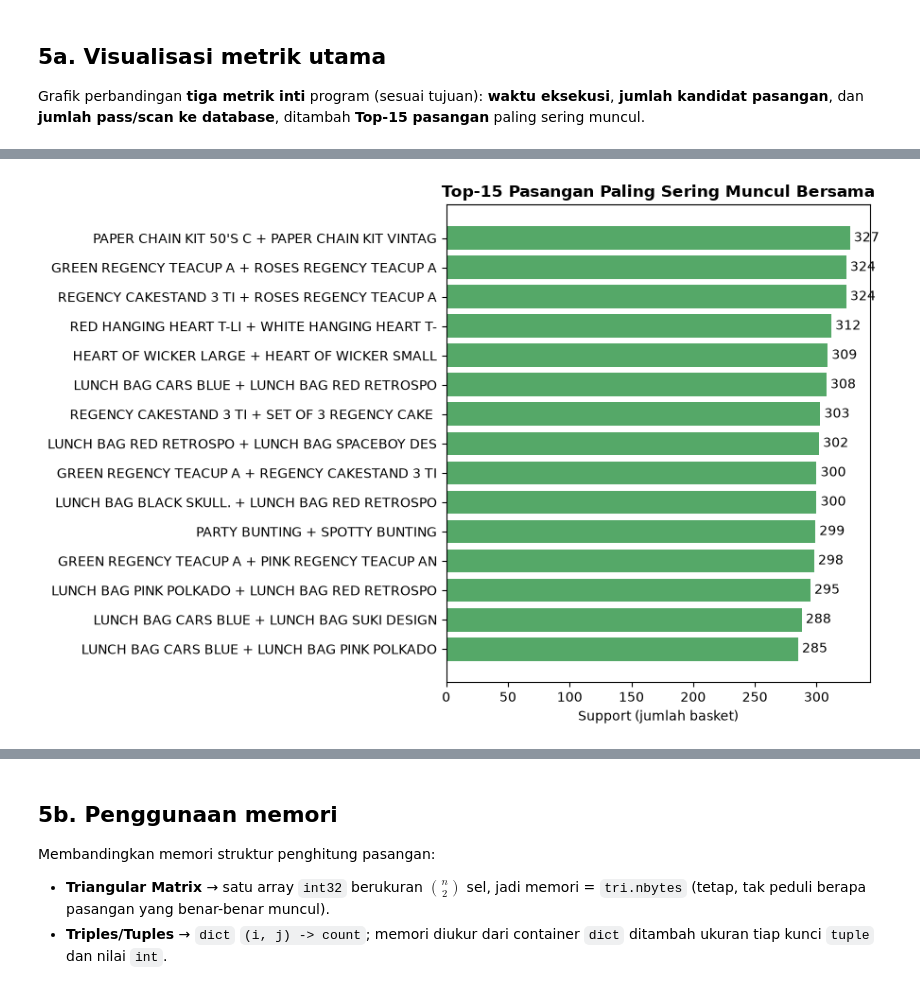
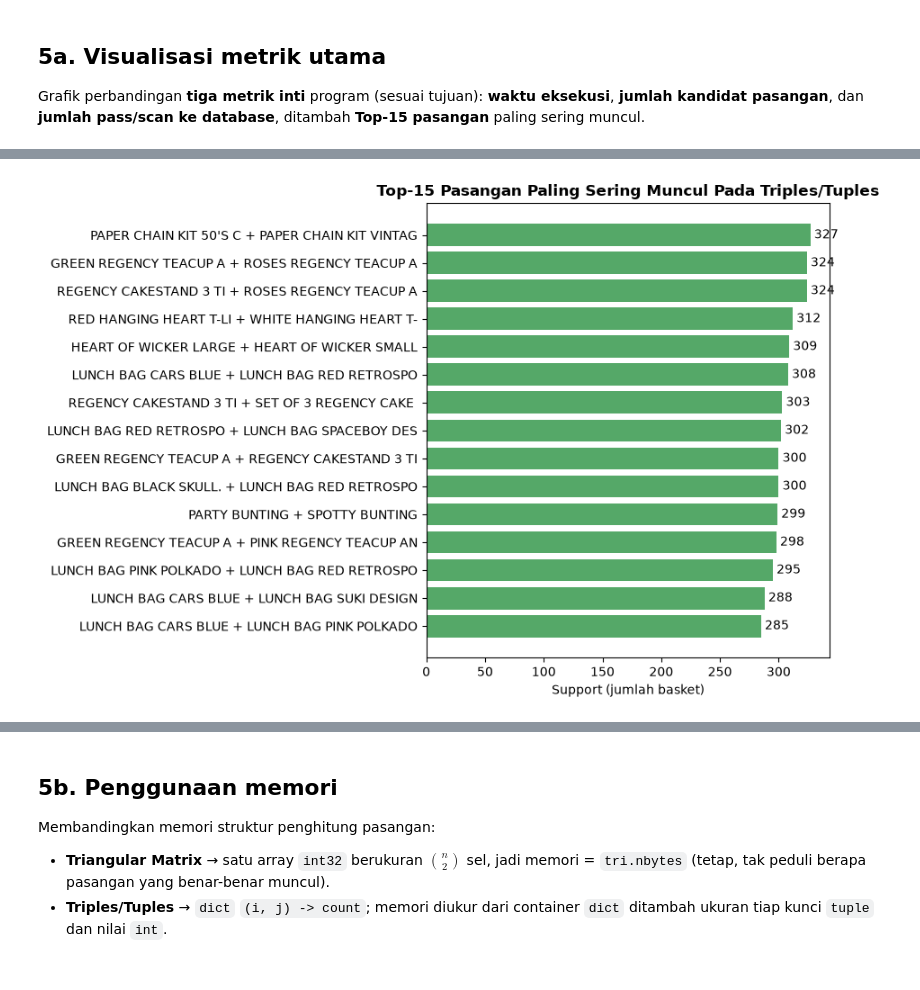
Before and after one commit to Syamsalam/Naive_finding_frequent_pairs, a Jupyter notebook: Naive.ipynb, the cells around one changed output, grey strips where cells are left out. Drawn from its saved outputs; the diff is of its cells as text; code cells hidden in the pictures.

```diff
--- a/Naive.ipynb
+++ b/Naive.ipynb
@@ -102,6 +100,6 @@ Algoritma naive tetap membutuhkan **satu kali scan** untuk mendata seluruh item
 # %%
 # Ambang dukungan minimum (jumlah basket) untuk menyebut pasangan "frequent"
-MIN_SUPPORT = 20
+MIN_SUPPORT = 100
 
 # ---- PASS 1: scan seluruh basket untuk menghitung item tunggal ----
 passes = 0
@@ -308,16 +392,16 @@ plt.show()
 # %%
 # Top-15 pasangan item paling sering muncul bersama
 top15 = sorted(trip_frequent, key=lambda x: x[2], reverse=True)[:15]
 label15 = [f"{a[:22]} + {b[:22]}" for a, b, _ in top15]
 nilai15 = [c for _, _, c in top15]
 
 fig, ax = plt.subplots(figsize=(9, 6))
 bars = ax.barh(label15, nilai15, color="#55A868")
 ax.invert_yaxis()
 ax.set_xlabel("Support (jumlah basket)")
-ax.set_title("Top-15 Pasangan Paling Sering Muncul Bersama", fontweight="bold")
+ax.set_title("Top-15 Pasangan Paling Sering Muncul Pada Triples/Tuples", fontweight="bold")
 ax.bar_label(bars, padding=3)
 fig.tight_layout()
 plt.show()
 # %% [output]
-[figure, old version]
+[figure, new version]
```
Also changed, not shown: parts of 11 cells of this notebook.
